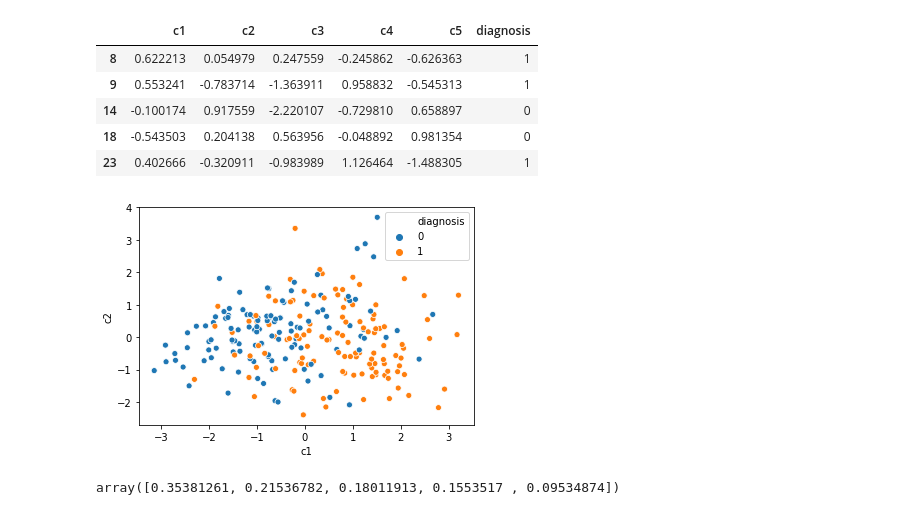
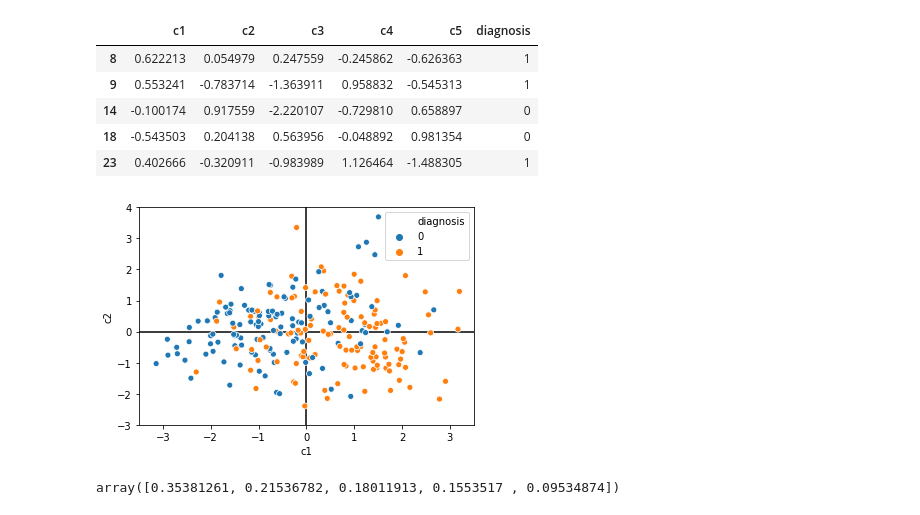
Before and after one commit to ekiMGlz/AplicadaIII, a Jupyter notebook: Final/Trabajo final.ipynb, the cells around one changed output. Cells and saved outputs as stored; diff of their text form; code cells hidden in the pictures.

```diff
--- a/Final/Trabajo final.ipynb
+++ b/Final/Trabajo final.ipynb
@@ -659,11 +659,15 @@ pca_df_test.head()
 | 14 | -0.100174 | 0.917559 | -2.220107 | -0.729810 | 0.658897 | 0 |
 | 18 | -0.543503 | 0.204138 | 0.563956 | -0.048892 | 0.981354 | 0 |
 | 23 | 0.402666 | -0.320911 | -0.983989 | 1.126464 | -1.488305 | 1 |
-# %%
-sns.scatterplot(x = "c1", y = "c2", data = pca_df_train, hue = "diagnosis")
-plt.show()
-# %% [output]
-[figure, removed]
+# %%
+plt.hlines(0, -3.5, 3.5, zorder = -1)
+plt.vlines(0, -3, 4, zorder = -1)
+plt.axis([-3.5, 3.5, -3, 4])
+sns.scatterplot(x = "c1", y = "c2", data = pca_df_train, hue = "diagnosis")
+plt.savefig("img/componentes.png", dpi = 700)
+#plt.show()
+# %% [output]
+[figure, added]
 # %%
 pca.explained_variance_ratio_
 # %% [output]
```
Also changed, not shown: parts of 12 cells of this notebook, 1 other file.
